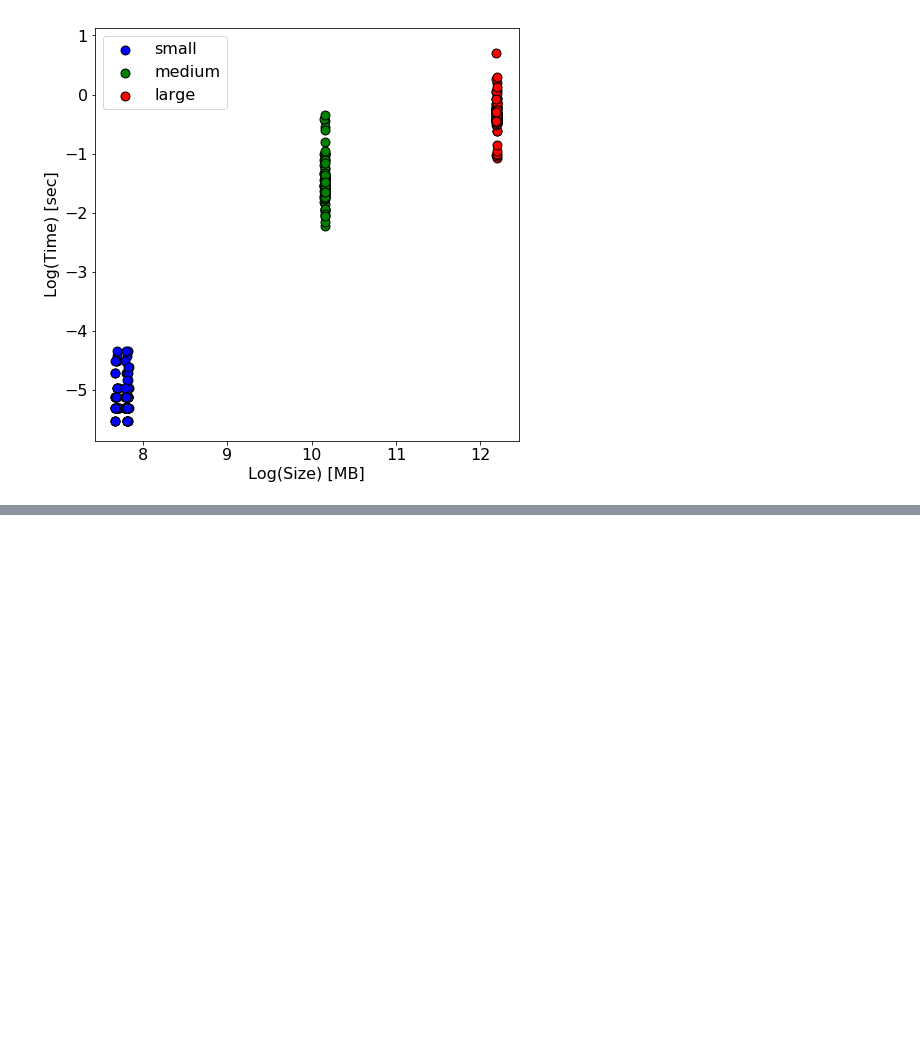
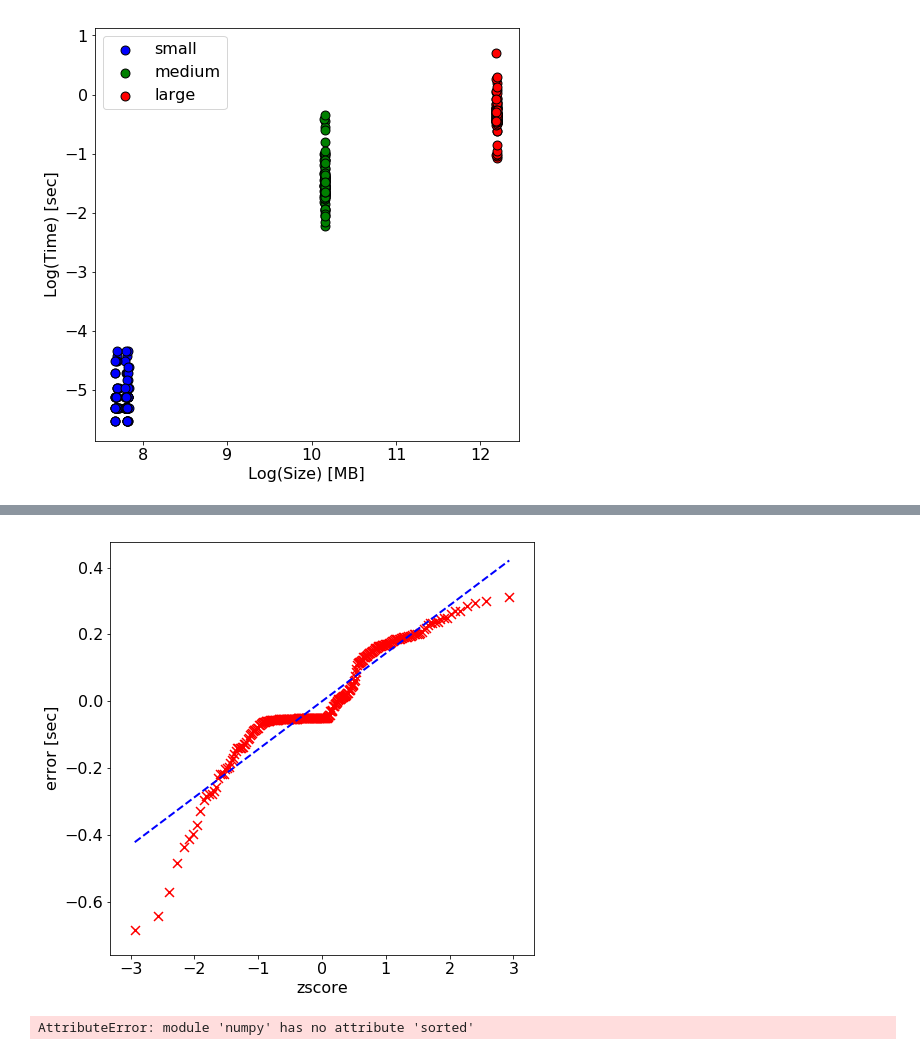
Before and after one commit to g-kakareko/Erasure-vs-Replication, a Jupyter notebook: stat.ipynb, the cells around one changed output, grey strips where cells are left out. Cells and saved outputs as stored; diff of their text form; code cells hidden in the pictures; blank space fills up the shorter version.

```diff
--- a/stat.ipynb
+++ b/stat.ipynb
@@ -251,0 +327,25 @@ plt.show()
+# %%
+# Figure 9- q-q replication regression
+i_vec = np.arange(1, len(x_reg)+1)
+qi = np.array([(i-0.5)/len(i_vec) for i in i_vec])
+zscore = norm.ppf(qi)
+
+z = np.polyfit(zscore, np.sort(error), 1)
+p = np.poly1d(z)
+y_pol = p(np.sort(zscore))
+
+plt.plot(zscore, y_pol,'b--', linewidth=2.0)
+# zscore
+plt.scatter(zscore, np.sort(error),marker='x', s=80, color='red')
+plt.xlabel('zscore')
+plt.ylabel('error [sec]')
+fig = plt.gcf()
+fig.set_size_inches(7.6, 7.6)
+fig.savefig('figures/fig_9_rep_qq.png', dpi=300)
+plt.show()
+# %% [output]
+[figure, added]
+# %%
+np.sort
+# %% [output]
+AttributeError: module 'numpy' has no attribute 'sorted'
```
Also changed, not shown: parts of 9 cells of this notebook, 8 other files.
